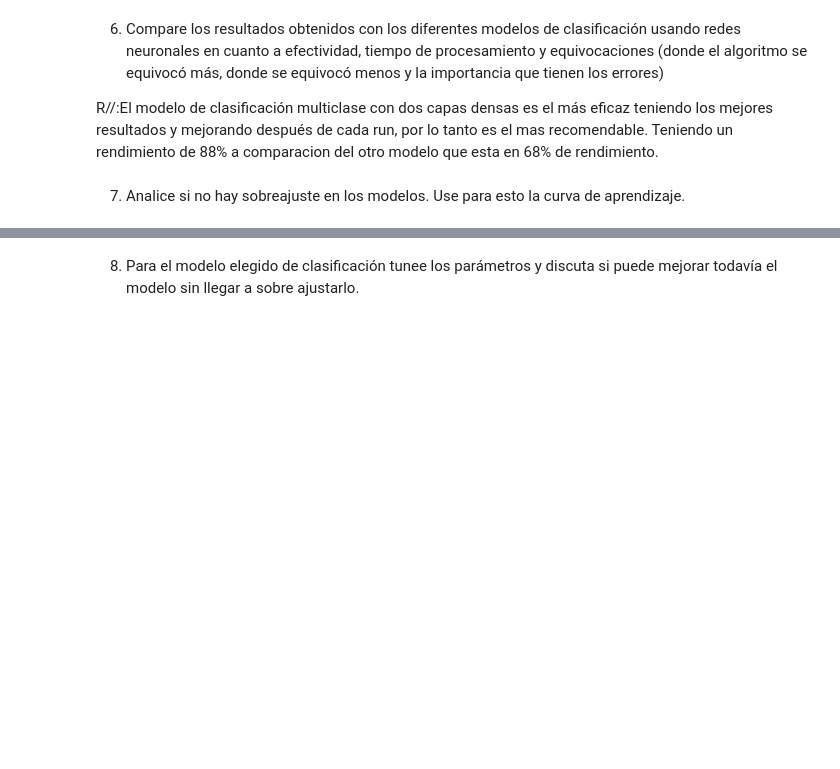
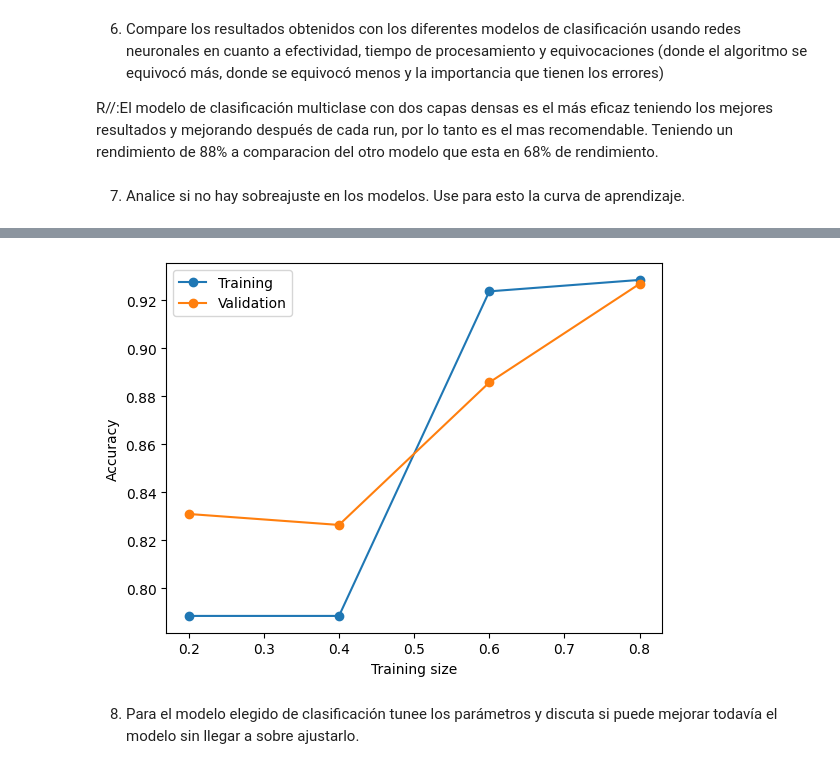
Before and after one commit to JorgeCab2711/HDT-8-RNA, a Jupyter notebook: HDT-8.ipynb, the cells around one changed output, grey strips where cells are left out. Saved outputs shown, nothing was run; the diff lists cells and outputs as text; code cells hidden in the pictures; blank space fills up the shorter version.

```diff
--- a/HDT-8.ipynb
+++ b/HDT-8.ipynb
@@ -112,8 +112,6 @@ data.pop('price_category')
 1093     medias
 Name: price_category, Length: 1094, dtype: category
 Categories (3, object): ['baratas' < 'medias' < 'caras']
-# %%
-X_train, X_test, y_train, y_test = train_test_split(data, pd.concat([baratas, medias, caras], axis=1), test_size=0.2, random_state=42)
 # %%
 # Modelo 1
 model1 = Sequential()
@@ -200,3 +188,33 @@ TypeError: Cannot clone object '<keras.engine.sequential.Sequential object at 0x
+# %%
+
+train_sizes = [0.2, 0.4, 0.6, 0.8]
+
+def learningcurvetr(model, X_train, y_train, X_test, y_test):
+    train_scores = []
+    test_scores = []
+    for train_size in train_sizes:
+        X_train_subset, _, y_train_subset, _ = train_test_split(X_train, y_train, train_size=train_size, random_state=42)
+        model.fit(X_train_subset, y_train_subset, epochs=50, batch_size=32, verbose=0)
+        train_loss, train_acc = model.evaluate(X_train_subset, y_train_subset, verbose=0)
+        train_scores.append(train_acc)
+        test_loss, test_acc = model.evaluate(X_test, y_test, verbose=0)
+        test_scores.append(test_acc)
+    plt.plot(train_sizes, train_scores, 'o-', label='Training')
+    plt.plot(train_sizes, test_scores, 'o-', label='Validation')
+    plt.xlabel('Training size')
+    plt.ylabel('Accuracy')
+    plt.legend(loc='best')
+    plt.show()
+
+print("Modelo 1: ")
+
+learningcurvetr(model1, X_train, y_train, X_test, y_test)
+
+print("Modelo 2: ")
+
+learningcurvetr(model2, X_train, y_train, X_test, y_test)
+# %% [output]
+[figure, added]
 # %% [markdown]
 8. Para el modelo elegido de clasificación tunee los parámetros y discuta si puede mejorar
 todavía el modelo sin llegar a sobre ajustarlo.
```
Also changed, not shown: parts of 5 cells of this notebook.
